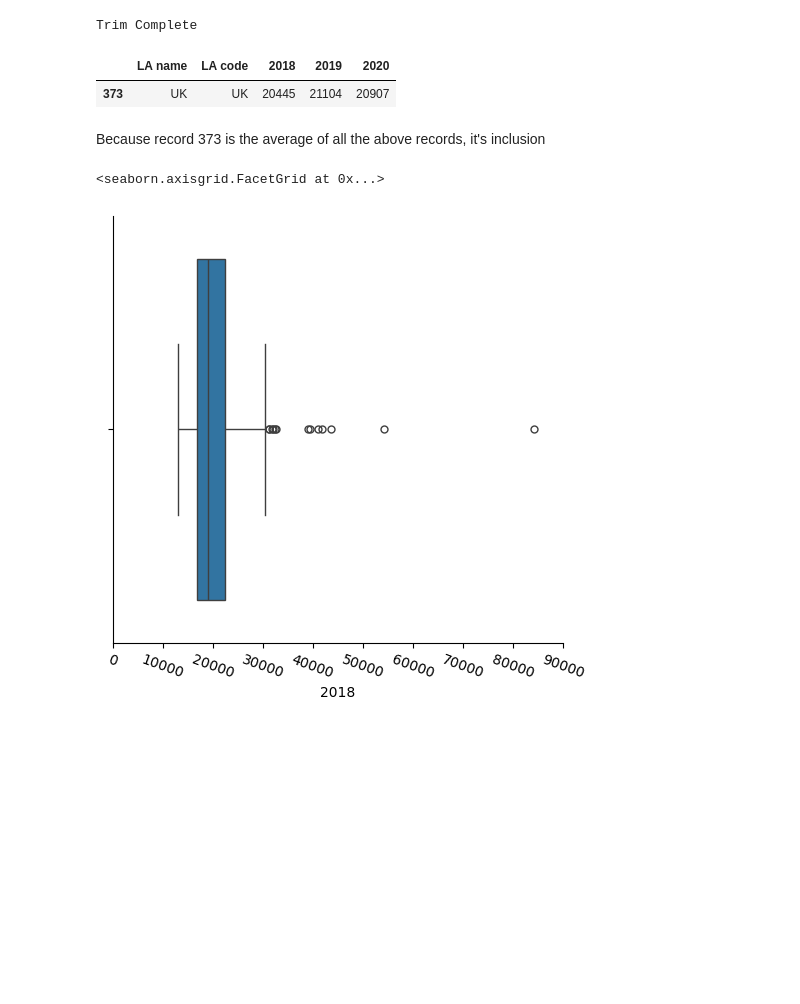
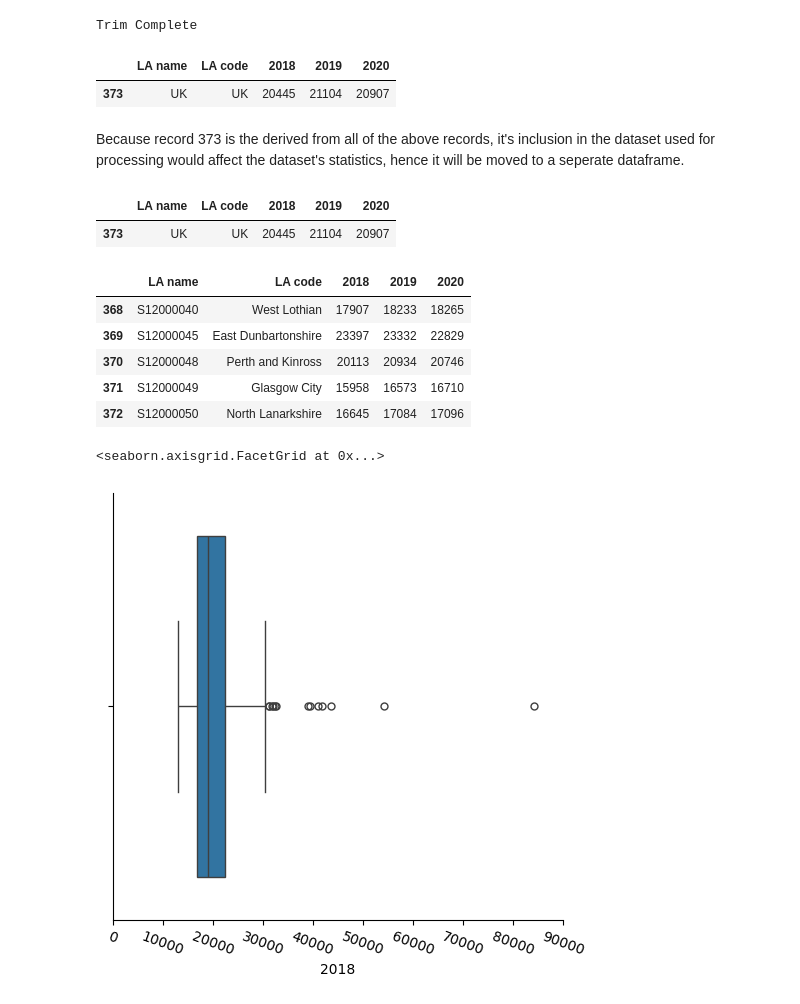
Before and after one commit to Jacob-L-ARU-P/IntroToDataSci-2, a Jupyter notebook: RemedialRepo2/DataAnalysisAssignment/DataProcessing.ipynb, the cells around one changed output. Cells and saved outputs as stored; diff of their text form; code cells hidden in the pictures; blank space fills up the shorter version.

```diff
--- a/RemedialRepo2/DataAnalysisAssignment/DataProcessing.ipynb
+++ b/RemedialRepo2/DataAnalysisAssignment/DataProcessing.ipynb
@@ -80,7 +87,25 @@ data_gdhi[373:]
 |  | LA name | LA code | 2018 | 2019 | 2020 |
 | 373 | UK | UK | 20445 | 21104 | 20907 |
 # %% [markdown]
-Because record 373 is the average of all the above records, it's inclusion
+Because record 373 is the derived from all of the above records, it's inclusion in the dataset used for processing would affect the dataset's statistics, hence it will be moved to a seperate dataframe.
+# %%
+#
+data_gdhi_uk = data_gdhi[373:]
+data_gdhi = data_gdhi.drop([373])
+data_gdhi_uk
+# %% [output]
+|  | LA name | LA code | 2018 | 2019 | 2020 |
+| 373 | UK | UK | 20445 | 21104 | 20907 |
+# %%
+# Check that the main dataset has dropped the UK record
+data_gdhi.tail(5)
+# %% [output]
+|  | LA name | LA code | 2018 | 2019 | 2020 |
+| 368 | S12000040 | West Lothian | 17907 | 18233 | 18265 |
+| 369 | S12000045 | East Dunbartonshire | 23397 | 23332 | 22829 |
+| 370 | S12000048 | Perth and Kinross | 20113 | 20934 | 20746 |
+| 371 | S12000049 | Glasgow City | 15958 | 16573 | 16710 |
+| 372 | S12000050 | North Lanarkshire | 16645 | 17084 | 17096 |
 # %%
 #
 g = sns.catplot(data= data_gdhi, kind= 'box', x= '2018')
```
Also changed, not shown: parts of 13 cells of this notebook.
